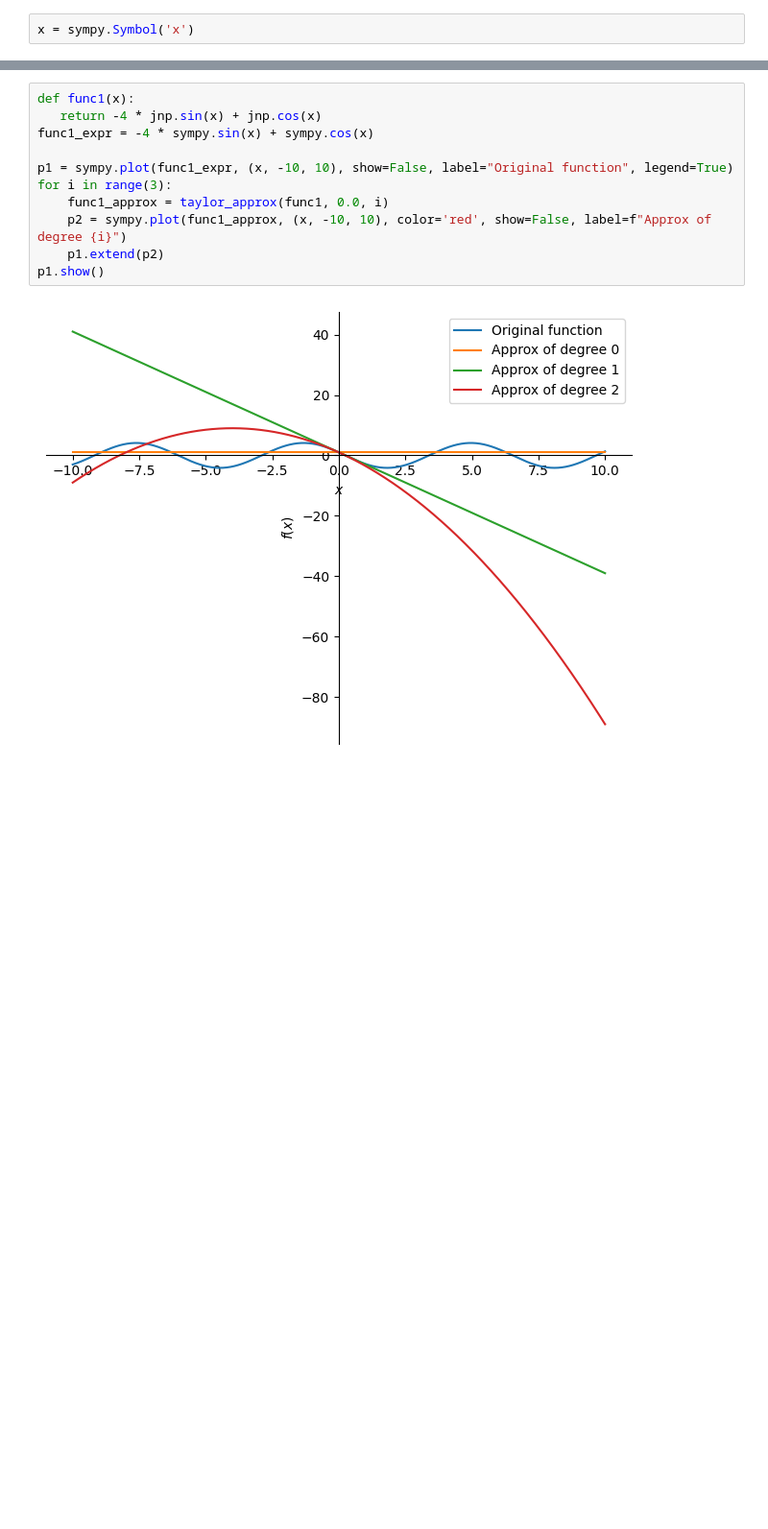
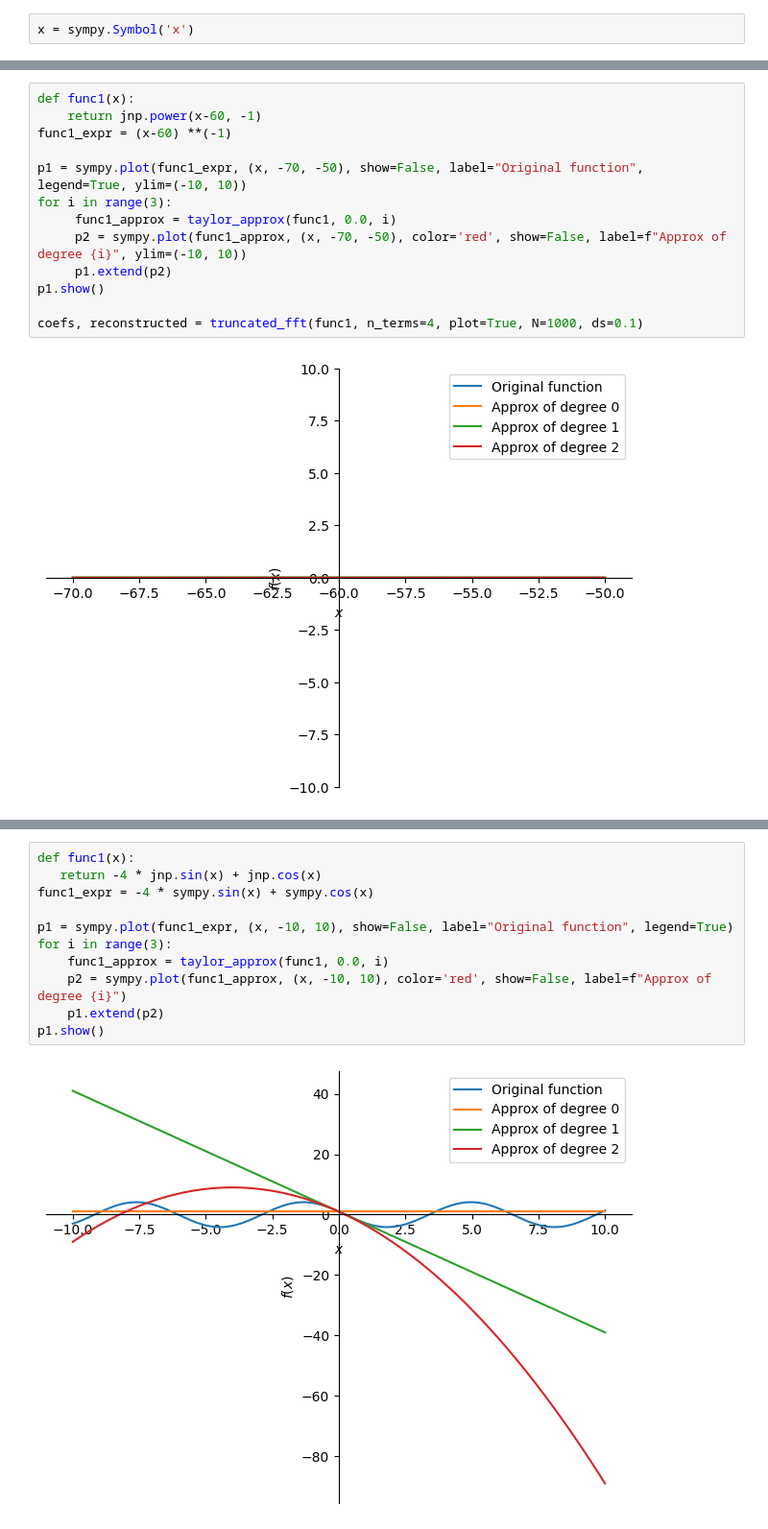
Before and after one commit to SebastianSeljak/RadiusOfConvergence, a Jupyter notebook: taylor_approx.ipynb, the cells around one changed output, grey strips where cells are left out. Shown at 96% size. Saved outputs shown, nothing was run; the diff lists cells and outputs as text; blank space fills up the shorter version.

```diff
--- a/taylor_approx.ipynb
+++ b/taylor_approx.ipynb
@@ -60,0 +26,15 @@ p1.show()
+# %%
+def func1(x):
+    return jnp.power(x-60, -1)
+func1_expr = (x-60) **(-1)
+
+p1 = sympy.plot(func1_expr, (x, -70, -50), show=False, label="Original function", legend=True, ylim=(-10, 10))
+for i in range(3):
+     func1_approx = taylor_approx(func1, 0.0, i)
+     p2 = sympy.plot(func1_approx, (x, -70, -50), color='red', show=False, label=f"Approx of degree {i}", ylim=(-10, 10))
+     p1.extend(p2)
+p1.show()
+
+coefs, reconstructed = truncated_fft(func1, n_terms=4, plot=True, N=1000, ds=0.1)
+# %% [output]
+[figure, added]
```
Also changed, not shown: parts of 7 cells of this notebook, 3 other files.
